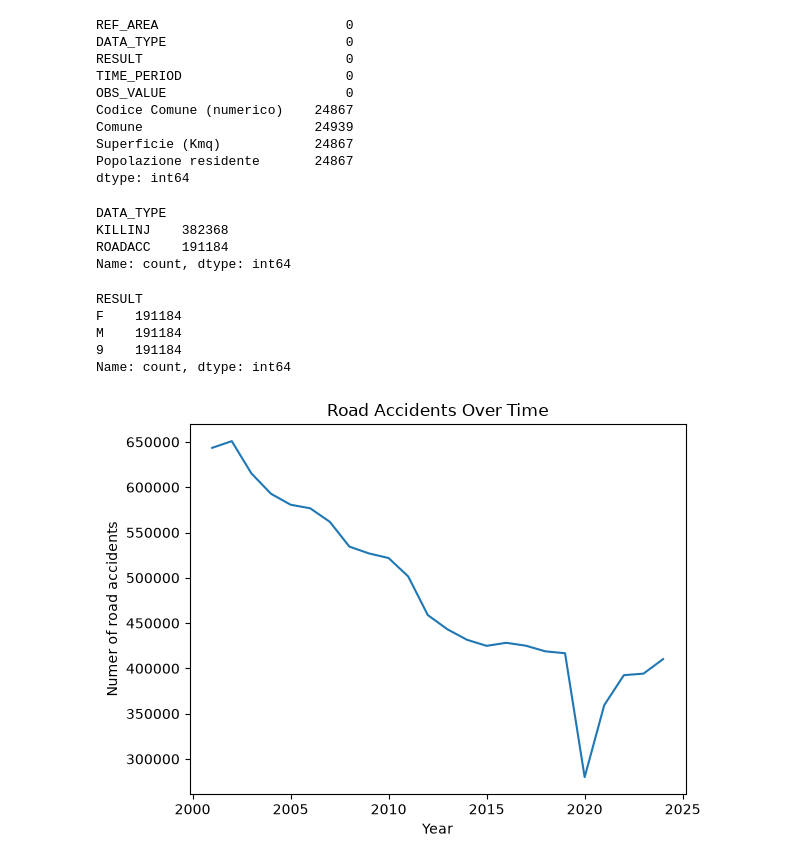
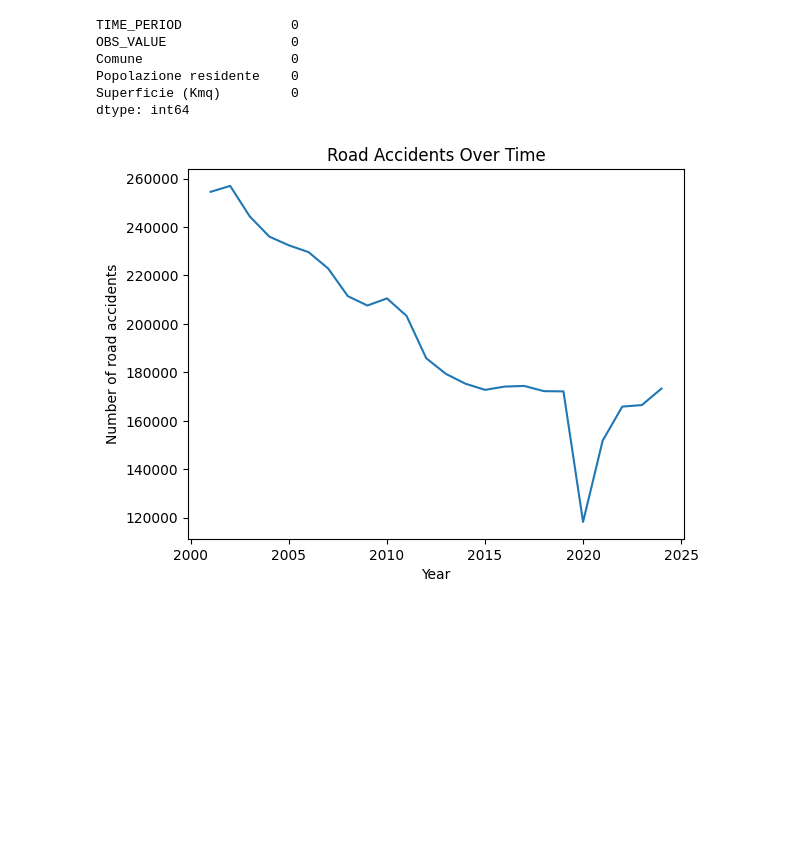
Before and after one commit to domenico2712/capstone-project, a Jupyter notebook: notebooks/03_exploratory_data_analysis.ipynb, the cells around one changed output. Cells and saved outputs as stored; diff of their text form; code cells hidden in the pictures; blank space fills up the shorter version.

```diff
--- a/notebooks/03_exploratory_data_analysis.ipynb
+++ b/notebooks/03_exploratory_data_analysis.ipynb
@@ -3,7 +3,7 @@ import pandas as pd
 import matplotlib.pyplot as plt
 import seaborn as sns
 # %%
-df_final=pd.read_csv('../data_processed/df_final.csv')
+df_final=pd.read_csv('../data_processed/df_final_1.csv')
 # %%
 df_final.head()
 # %% [output]
@@ -16,41 +16,22 @@ df_final.head()
 # %%
 df_final.isnull().sum()
 # %% [output]
-REF_AREA                        0
-DATA_TYPE                       0
-RESULT                          0
-TIME_PERIOD                     0
-OBS_VALUE                       0
-Codice Comune (numerico)    24867
-Comune                      24939
-Superficie (Kmq)            24867
-Popolazione residente       24867
+TIME_PERIOD              0
+OBS_VALUE                0
+Comune                   0
+Popolazione residente    0
+Superficie (Kmq)         0
 dtype: int64
-# %%
-df_final['DATA_TYPE'].value_counts()
-# %% [output]
-DATA_TYPE
-KILLINJ    382368
-ROADACC    191184
-Name: count, dtype: int64
-# %%
-df_final['RESULT'].value_counts()
-# %% [output]
-RESULT
-F    191184
-M    191184
-9    191184
-Name: count, dtype: int64
 # %%
 trend = df_final.groupby('TIME_PERIOD')['OBS_VALUE'].sum()
 # %%
 plt.plot(trend.index, trend.values)
 plt.title('Road Accidents Over Time')
 plt.xlabel('Year')
-plt.ylabel('Numer of road accidents')
+plt.ylabel('Number of road accidents')
 plt.show()
 # %% [output]
-[figure, old version]
+[figure, new version]
 # %%
 top_comuni = (df_final
               .groupby('Comune')['OBS_VALUE']
```
Also changed, not shown: parts of 16 cells of this notebook, 4 other files.
